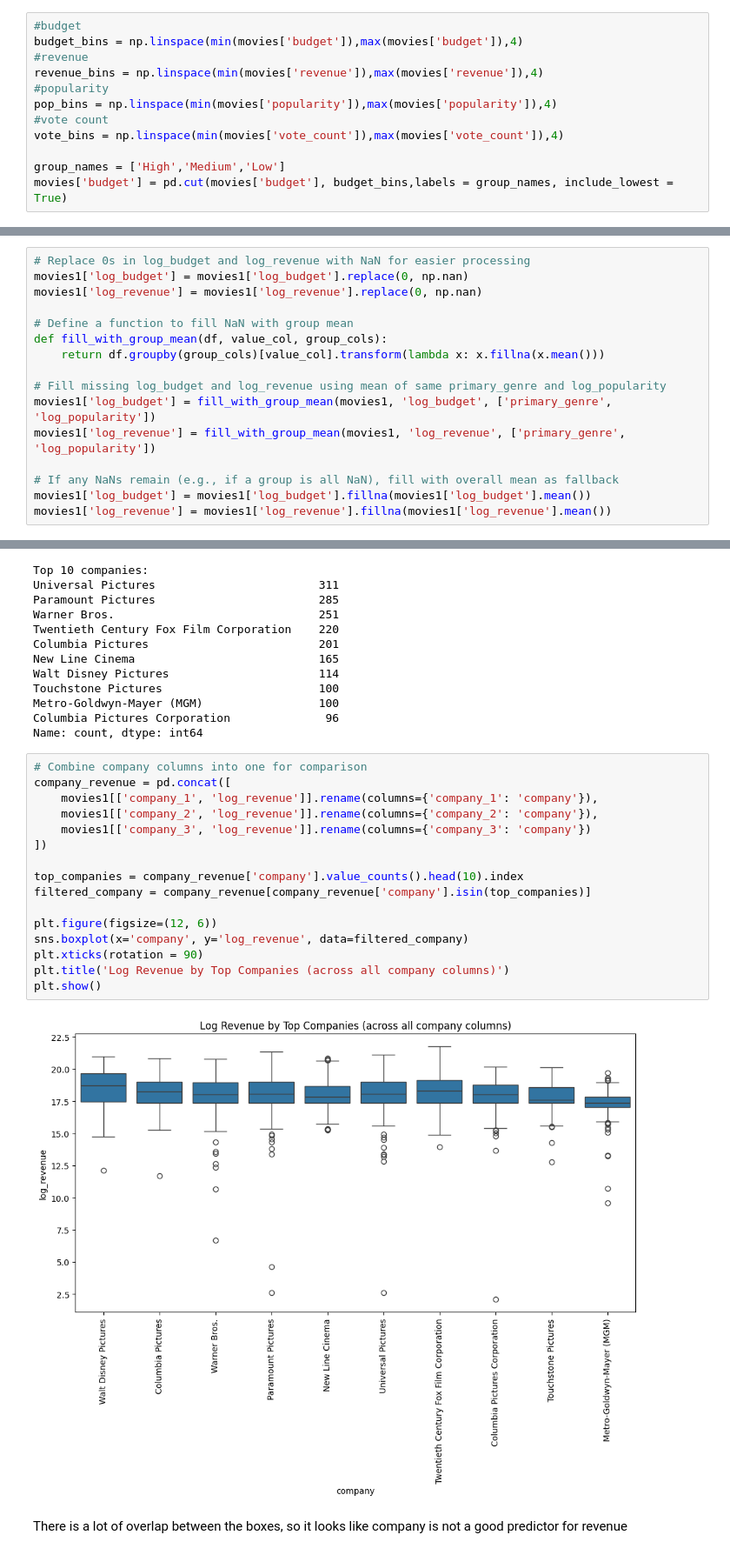
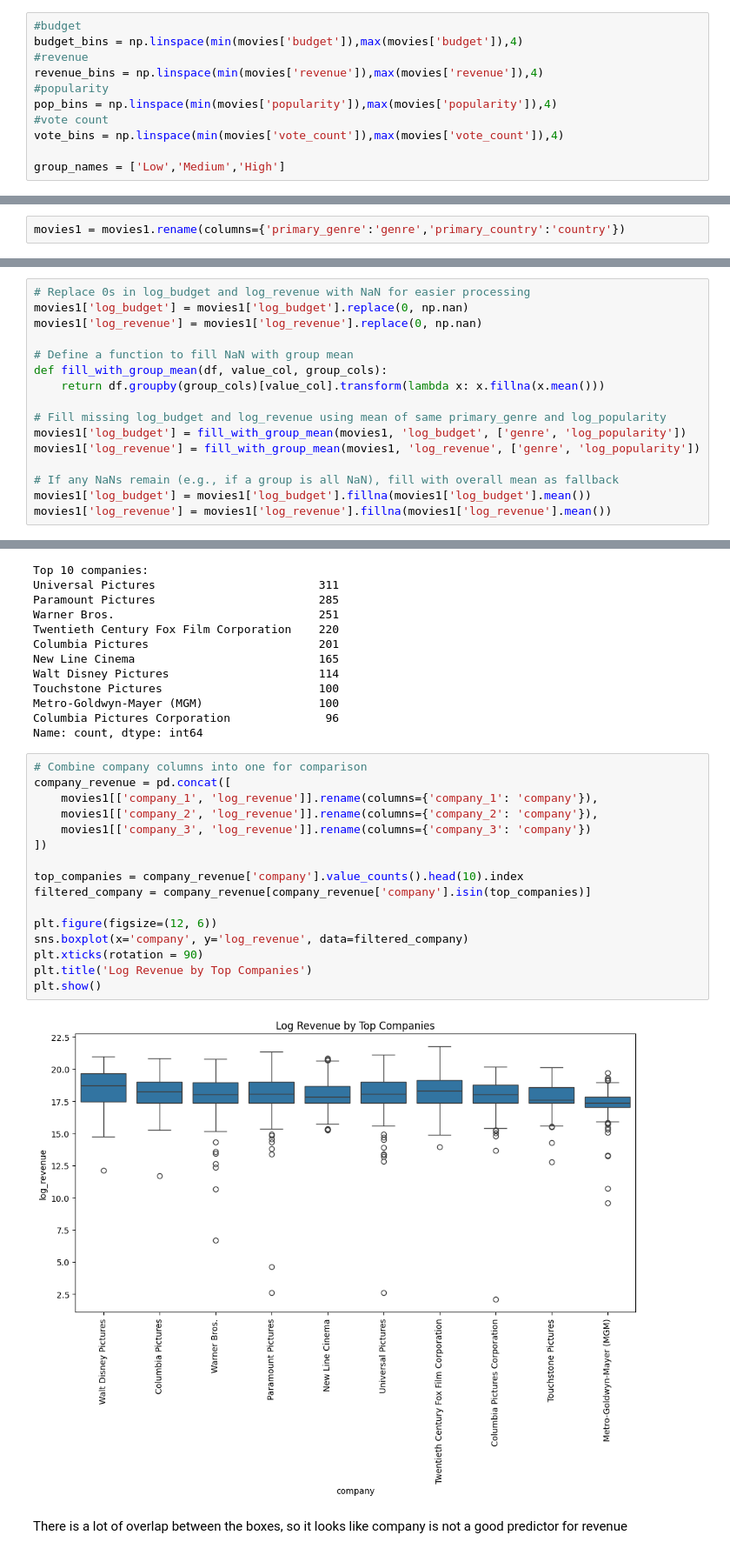
Before and after one commit to ziyadsaf/movie-success-prediction, a Jupyter notebook: movie_prediction_project.ipynb, the cells around one changed output, grey strips where cells are left out. Shown at 87% size. Cells and saved outputs as stored; diff of their text form.

Commit message:
Updated categorical variables to correct labels
Labels were not working as intended - all categories now correctly labelled

```diff
--- a/movie_prediction_project.ipynb
+++ b/movie_prediction_project.ipynb
@@ -566,5 +595,4 @@ pop_bins = np.linspace(min(movies['popularity']),max(movies['popularity']),4)
 #vote count
 vote_bins = np.linspace(min(movies['vote_count']),max(movies['vote_count']),4)
 
-group_names = ['High','Medium','Low']
-movies['budget'] = pd.cut(movies['budget'], budget_bins,labels = group_names, include_lowest = True)
+group_names = ['Low','Medium','High']
@@ -991,0 +1011,2 @@ movies1.head()
+# %%
+movies1 = movies1.rename(columns={'primary_genre':'genre','primary_country':'country'})
@@ -1075,8 +1126,8 @@ def fill_with_group_mean(df, value_col, group_cols):
     return df.groupby(group_cols)[value_col].transform(lambda x: x.fillna(x.mean()))
 
 # Fill missing log_budget and log_revenue using mean of same primary_genre and log_popularity
-movies1['log_budget'] = fill_with_group_mean(movies1, 'log_budget', ['primary_genre', 'log_popularity'])
-movies1['log_revenue'] = fill_with_group_mean(movies1, 'log_revenue', ['primary_genre', 'log_popularity'])
+movies1['log_budget'] = fill_with_group_mean(movies1, 'log_budget', ['genre', 'log_popularity'])
+movies1['log_revenue'] = fill_with_group_mean(movies1, 'log_revenue', ['genre', 'log_popularity'])
 
 # If any NaNs remain (e.g., if a group is all NaN), fill with overall mean as fallback
 movies1['log_budget'] = movies1['log_budget'].fillna(movies1['log_budget'].mean())
@@ -1246,21 +1302,21 @@ Name: count, dtype: int64
 # %%
 # Combine company columns into one for comparison
 company_revenue = pd.concat([
     movies1[['company_1', 'log_revenue']].rename(columns={'company_1': 'company'}),
     movies1[['company_2', 'log_revenue']].rename(columns={'company_2': 'company'}),
     movies1[['company_3', 'log_revenue']].rename(columns={'company_3': 'company'})
 ])
 
 top_companies = company_revenue['company'].value_counts().head(10).index
 filtered_company = company_revenue[company_revenue['company'].isin(top_companies)]
 
 plt.figure(figsize=(12, 6))
 sns.boxplot(x='company', y='log_revenue', data=filtered_company)
 plt.xticks(rotation = 90)
-plt.title('Log Revenue by Top Companies (across all company columns)')
+plt.title('Log Revenue by Top Companies')
 plt.show()
 # %% [output]
-[figure, old version]
+[figure, new version]
 # %% [markdown]
 There is a lot of overlap between the boxes, so it looks like company is not a good predictor for revenue
 # %% [markdown]
```
Also changed, not shown: parts of 34 cells of this notebook.
